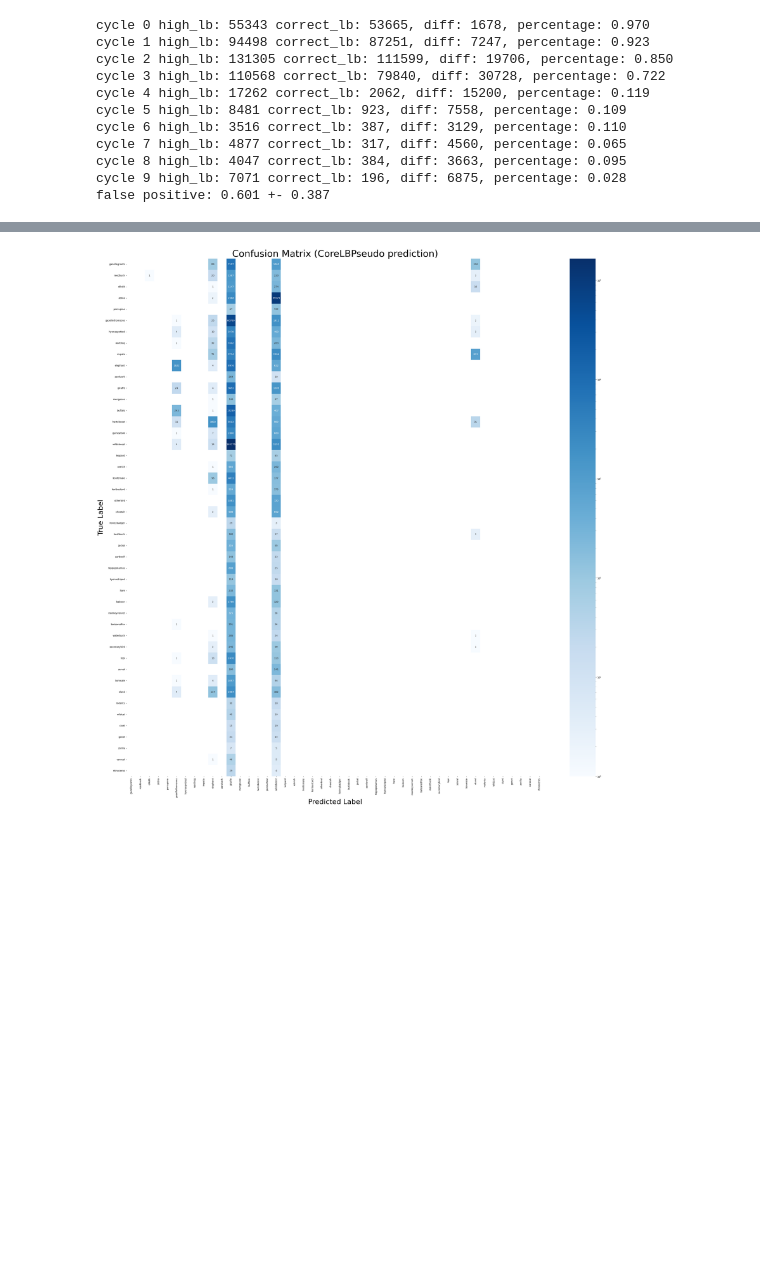
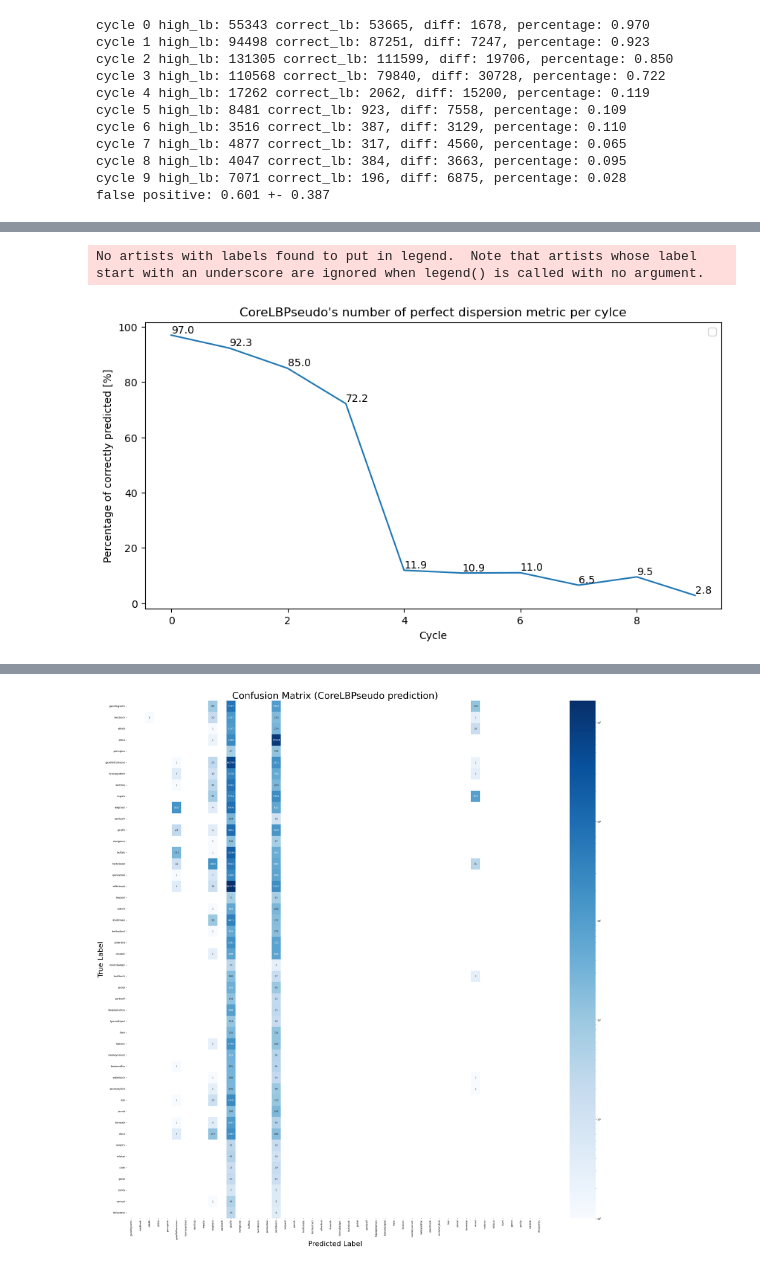
Before and after one commit to WaiTsunChen/MoBYv2AL, a Jupyter notebook: results_plots/sampled_classes.ipynb, the cells around one changed output, grey strips where cells are left out. Cells and saved outputs as stored; diff of their text form; code cells hidden in the pictures; blank space fills up the shorter version.

```diff
--- a/results_plots/sampled_classes.ipynb
+++ b/results_plots/sampled_classes.ipynb
@@ -521,0 +510,16 @@ ax.legend()
+# %%
+fig, ax = plt.subplots(figsize=(10,5))
+ax.plot(np.arange(10),[p * 100 for p in percentage_clpb])
+
+for i in np.arange(10):
+    height = percentage_clpb[i]*100
+    plt.text(i, height, f'{percentage_clpb[i]*100:.1f}', ha='left', va='bottom')
+
+ax.legend()
+ax.set_title('CoreLBPseudo\'s number of perfect dispersion metric per cylce')
+ax.set_ylabel('Percentage of correctly predicted [%]')
+ax.set_xlabel('Cycle')
+plt.savefig('plots/corelbpseudo_label_dispersion_percentage.png',bbox_inches='tight')
+# %% [output]
+No artists with labels found to put in legend.  Note that artists whose label start with an underscore are ignored when legend() is called with no argument.
+[figure, added]
```
Also changed, not shown: parts of 9 cells of this notebook, 2 other files.
